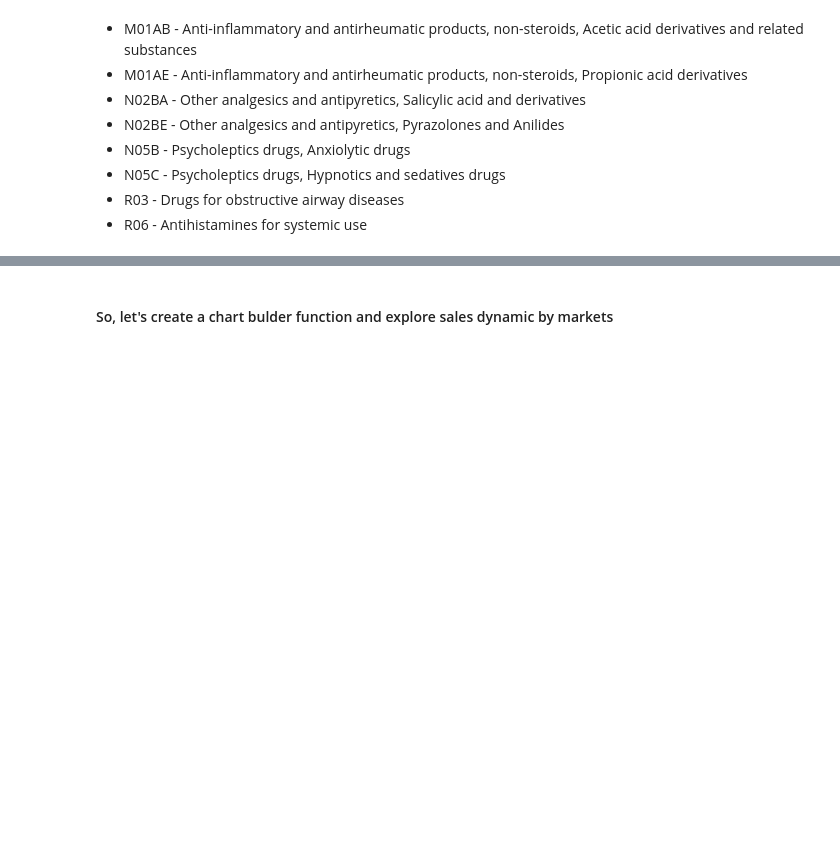
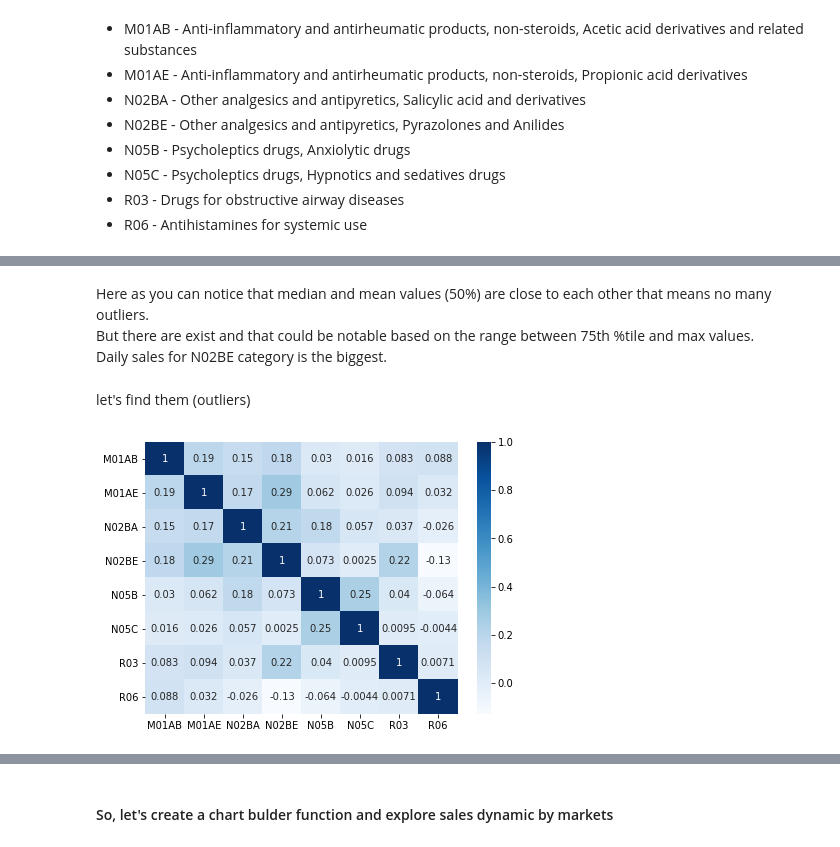
Before and after one commit to VinGeorge/Time-series-projects, a Jupyter notebook: sales prediction.ipynb, the cells around one changed output, grey strips where cells are left out. Drawn from its saved outputs; the diff is of its cells as text; code cells hidden in the pictures; blank space fills up the shorter version.

```diff
--- a/sales prediction.ipynb
+++ b/sales prediction.ipynb
@@ -47,0 +70,18 @@ df.head()
+# %% [markdown]
+Here as you can notice that median and mean values (50%) are close to each other that means no many outliers. <br>
+But there are exist and that could be notable based on the range between 75th %tile and max values. <br>
+Daily sales for N02BE category is the biggest.
+# %% [markdown]
+let's find them (outliers)
+# %%
+# select ATC categories
+cols = ['M01AB', 'M01AE', 'N02BA', 'N02BE', 'N05B', 'N05C', 'R03', 'R06']
+
+# calculate and show the correlation matrix for categories above
+corr = df[cols].corr()
+plt.figure(figsize = (7,5))
+sns.heatmap(corr,
+        xticklabels=corr.columns,
+        yticklabels=corr.columns, annot=True, cmap='Blues');
+# %% [output]
+[figure, added]
```
Also changed, not shown: parts of 14 cells of this notebook.
